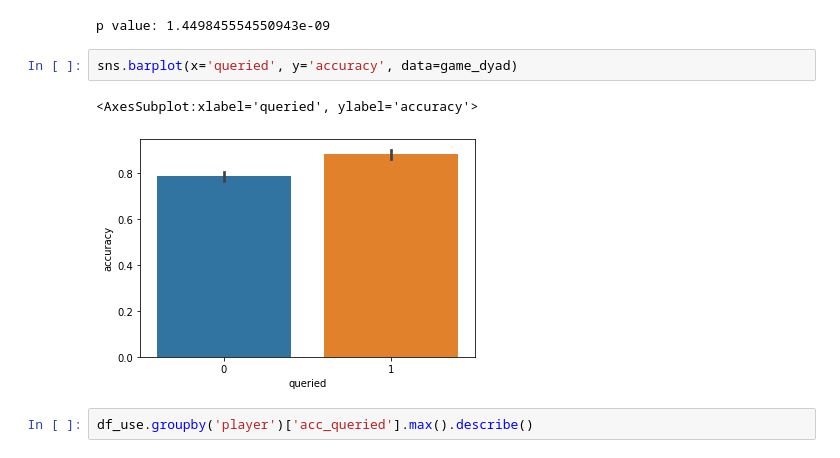
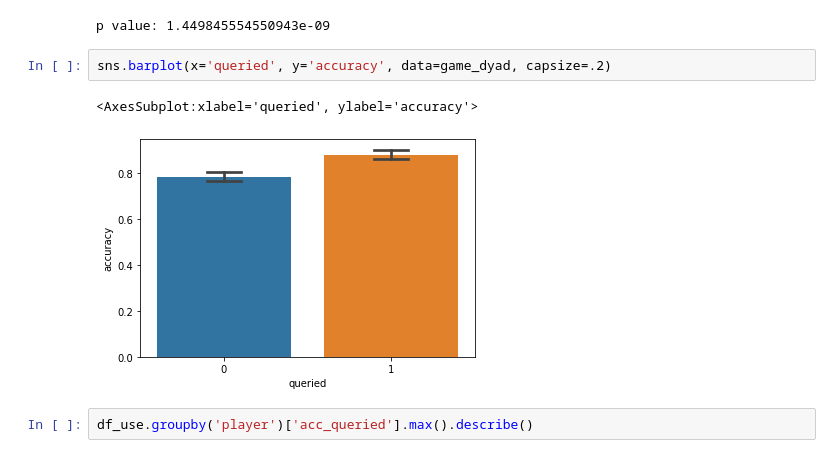
Before and after one commit to EAndrade-Lotero/SPUoDLL, a Jupyter notebook: Untitled3.ipynb, the cells around one changed output. Cells and saved outputs as stored; diff of their text form.

```diff
--- a/Untitled3.ipynb
+++ b/Untitled3.ipynb
@@ -173,10 +225,10 @@ print('p value:', pvalue)
 # %% [output]
 p value: 1.449845554550943e-09
 # %%
-sns.barplot(x='queried', y='accuracy', data=game_dyad)
+sns.barplot(x='queried', y='accuracy', data=game_dyad, capsize=.2)
 # %% [output]
 <AxesSubplot:xlabel='queried', ylabel='accuracy'>
-[figure, old version]
+[figure, new version]
 # %%
 df_use.groupby('player')['acc_queried'].max().describe()
 # %% [output]
```
Also changed, not shown: parts of 7 cells of this notebook, 3 other files.
